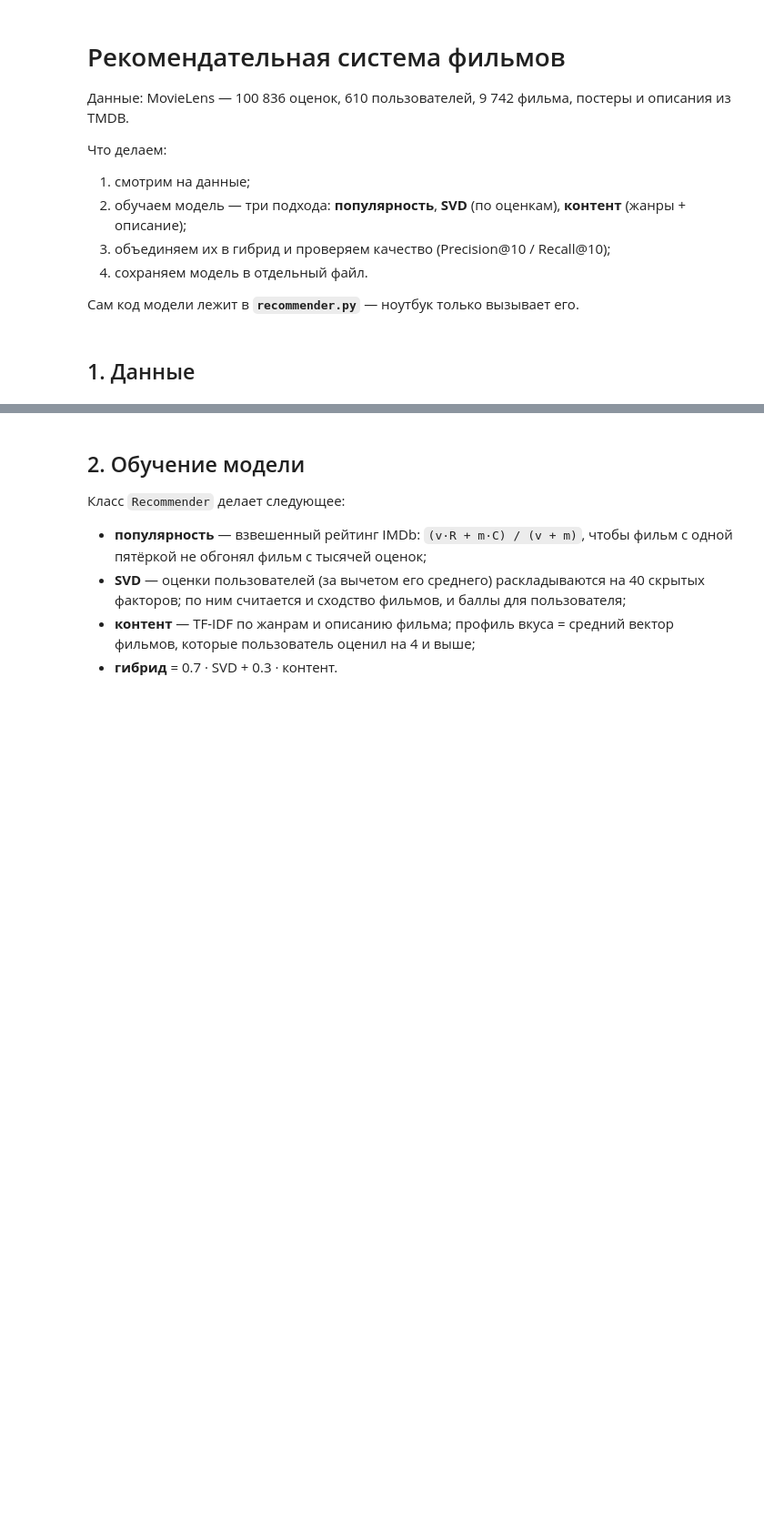
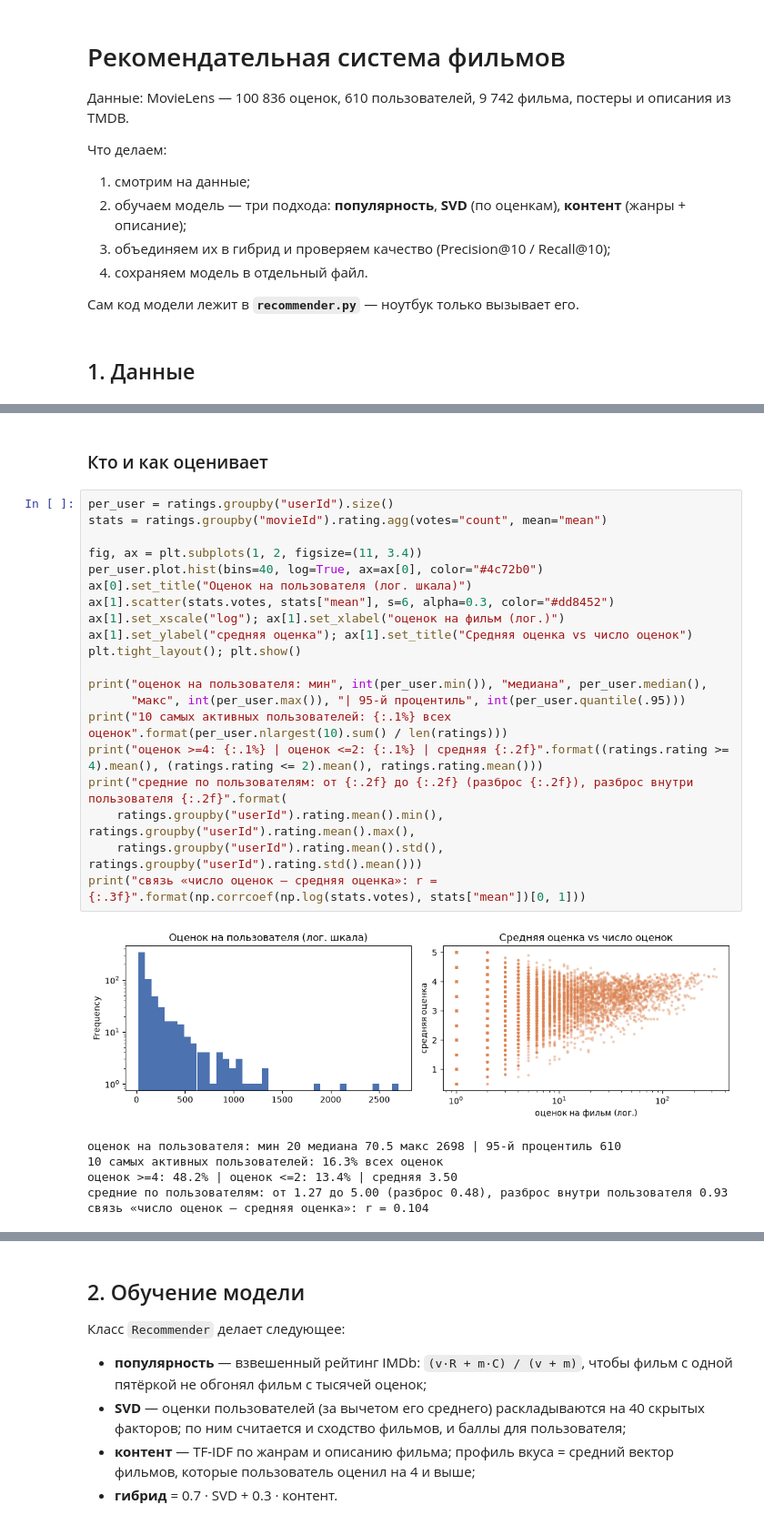
Before and after one commit to Salomon264/RecomendationSystemFilms, a Jupyter notebook: files/film-recommendation-system.ipynb, the cells around one changed output, grey strips where cells are left out. Shown at 91% size. Cells and saved outputs as stored; diff of their text form; blank space fills up the shorter version.

```diff
--- a/files/film-recommendation-system.ipynb
+++ b/files/film-recommendation-system.ipynb
@@ -52,0 +152,29 @@ plt.show()
+# %% [markdown]
+### Кто и как оценивает
+# %%
+per_user = ratings.groupby("userId").size()
+stats = ratings.groupby("movieId").rating.agg(votes="count", mean="mean")
+
+fig, ax = plt.subplots(1, 2, figsize=(11, 3.4))
+per_user.plot.hist(bins=40, log=True, ax=ax[0], color="#4c72b0")
+ax[0].set_title("Оценок на пользователя (лог. шкала)")
+ax[1].scatter(stats.votes, stats["mean"], s=6, alpha=0.3, color="#dd8452")
+ax[1].set_xscale("log"); ax[1].set_xlabel("оценок на фильм (лог.)")
+ax[1].set_ylabel("средняя оценка"); ax[1].set_title("Средняя оценка vs число оценок")
+plt.tight_layout(); plt.show()
+
+print("оценок на пользователя: мин", int(per_user.min()), "медиана", per_user.median(),
+      "макс", int(per_user.max()), "| 95-й процентиль", int(per_user.quantile(.95)))
+print("10 самых активных пользователей: {:.1%} всех оценок".format(per_user.nlargest(10).sum() / len(ratings)))
+print("оценок >=4: {:.1%} | оценок <=2: {:.1%} | средняя {:.2f}".format((ratings.rating >= 4).mean(), (ratings.rating <= 2).mean(), ratings.rating.mean()))
+print("средние по пользователям: от {:.2f} до {:.2f} (разброс {:.2f}), разброс внутри пользователя {:.2f}".format(
+    ratings.groupby("userId").rating.mean().min(), ratings.groupby("userId").rating.mean().max(),
+    ratings.groupby("userId").rating.mean().std(), ratings.groupby("userId").rating.std().mean()))
+print("связь «число оценок — средняя оценка»: r = {:.3f}".format(np.corrcoef(np.log(stats.votes), stats["mean"])[0, 1]))
+# %% [output]
+[figure, added]
+оценок на пользователя: мин 20 медиана 70.5 макс 2698 | 95-й процентиль 610
+10 самых активных пользователей: 16.3% всех оценок
+оценок >=4: 48.2% | оценок <=2: 13.4% | средняя 3.50
+средние по пользователям: от 1.27 до 5.00 (разброс 0.48), разброс внутри пользователя 0.93
+связь «число оценок — средняя оценка»: r = 0.104
```
Also changed, not shown: parts of 17 cells of this notebook, 10 other files.
